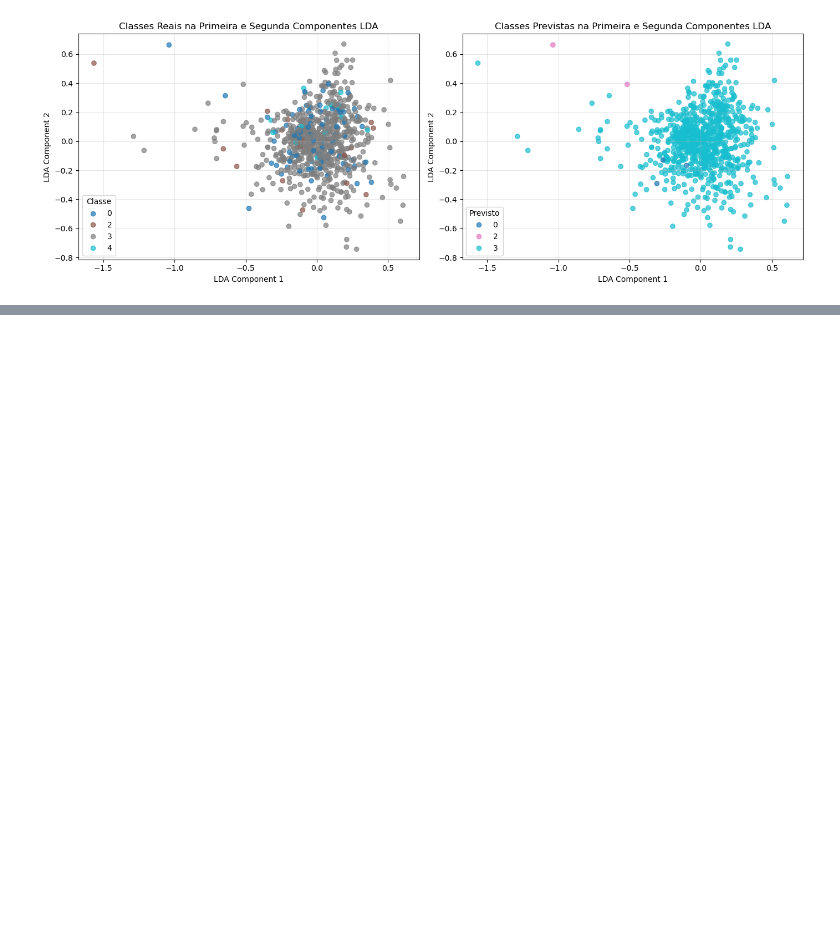
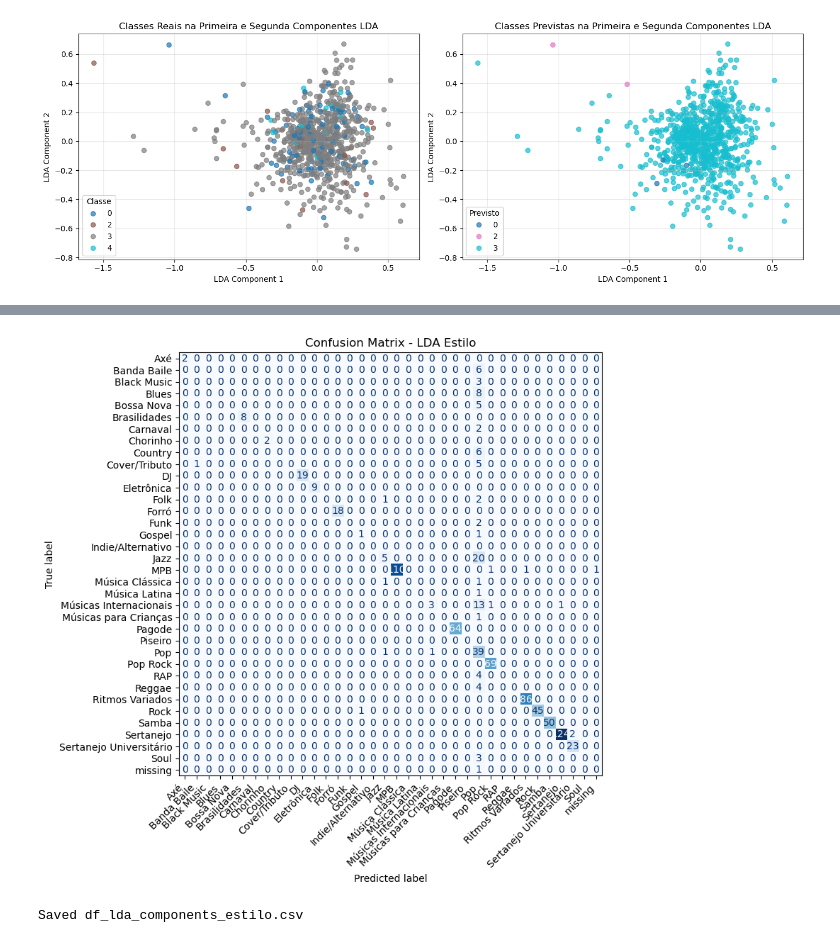
Before and after one commit to GabrielPow/Projeto-ML, a Jupyter notebook: notebooks/teste_lda.ipynb, the cells around one changed output, grey strips where cells are left out. Saved outputs shown, nothing was run; the diff lists cells and outputs as text; code cells hidden in the pictures; blank space fills up the shorter version.

Commit message:
LDA - ESTILO

```diff
--- a/notebooks/teste_lda.ipynb
+++ b/notebooks/teste_lda.ipynb
@@ -745,0 +738,78 @@ Recall@K retrival - recuperação de informação
+# %%
+import numpy as np
+from sklearn.metrics import classification_report, confusion_matrix, ConfusionMatrixDisplay
+import matplotlib.pyplot as plt
+
+# --- LDA PIPELINE FOR Estilo ---
+candidate_targets = ['estilo', 'Estilo', 'ESTILO_MUSICAL', 'Estilo Musical']
+target_column = next((c for c in candidate_targets if c in df_recommender.columns), None)
+if target_column is None:
+    raise ValueError(f"Nenhuma coluna de estilo encontrada em df_recommender. Procurando em: {candidate_targets}")
+
+X_style = df_recommender.drop(columns=[target_column])
+y_style = df_recommender[target_column].astype(str).str.strip().replace({'': 'missing', 'nan': 'missing'})
+y_style = y_style.fillna('missing').astype('category')
+
+print(f"Usando coluna alvo para Estilo: {target_column}")
+print(f"Número de classes: {y_style.nunique()}")
+print(y_style.value_counts())
+
+# Excluir identificadores do conjunto de features se não for útil
+if 'ID_ARTISTA' in X_style.columns:
+    X_style = X_style.drop(columns=['ID_ARTISTA'])
+
+numerical_cols = X_style.select_dtypes(include=['number']).columns.tolist()
+categorical_cols = X_style.select_dtypes(include=['object', 'category']).columns.tolist()
+
+print(f"Colunas numéricas: {len(numerical_cols)}")
+print(f"Colunas categóricas: {len(categorical_cols)}")
+
+preprocessor_style = ColumnTransformer(
+    transformers=[
+        ('num', StandardScaler(), numerical_cols),
+        ('cat', OneHotEncoder(handle_unknown='ignore', sparse_output=False), categorical_cols)
+    ],
+    remainder='passthrough'
+)
+
+lda_pipeline_style = Pipeline(steps=[
+    ('preprocessor', preprocessor_style),
+    ('lda', LinearDiscriminantAnalysis(solver='svd'))
+])
+
+X_train_style, X_test_style, y_train_style, y_test_style = train_test_split(
+    X_style, y_style, test_size=0.2, random_state=42, stratify=y_style
+)
+
+print("Treinando o modelo LDA para Estilo...")
+lda_pipeline_style.fit(X_train_style, y_train_style)
+print("Modelo LDA para Estilo treinado com sucesso!")
+
+X_lda_style = lda_pipeline_style.transform(X_style)
+print(f"Dimensão original: {X_style.shape}")
+print(f"Dimensão após LDA para Estilo: {X_lda_style.shape}")
+
+# Avaliação do classificador LDA para Estilo
+y_pred_style = lda_pipeline_style.predict(X_test_style)
+print("\nRelatório de classificação para Estilo:")
+print(classification_report(y_test_style, y_pred_style, zero_division=0))
+
+cm_style = confusion_matrix(y_test_style, y_pred_style, labels=lda_pipeline_style.named_steps['lda'].classes_)
+fig, ax = plt.subplots(figsize=(10, 8))
+ConfusionMatrixDisplay(confusion_matrix=cm_style, display_labels=lda_pipeline_style.named_steps['lda'].classes_).plot(ax=ax, cmap='Blues', colorbar=False)
+ax.set_title('Confusion Matrix - LDA Estilo')
+plt.xticks(rotation=45, ha='right')
+plt.tight_layout()
+plt.show()
+
+# Salvar componentes LDA para Estilo
+feature_names_style = preprocessor_style.get_feature_names_out()
+df_lda_components_style = pd.DataFrame(
+    lda_pipeline_style.named_steps['lda'].scalings_,
+    index=feature_names_style,
+    columns=[f'LDA_Component_{i+1}' for i in range(lda_pipeline_style.named_steps['lda'].scalings_.shape[1])]
+)
+
+df_lda_components_style.to_csv('df_lda_components_estilo.csv')
+print('Saved df_lda_components_estilo.csv')
+# %% [output]
@@ -745,0 +833,2 @@ Recall@K retrival - recuperação de informação
+[figure, added]
+Saved df_lda_components_estilo.csv
```
Also changed, not shown: parts of 14 cells of this notebook, 2 other files.
